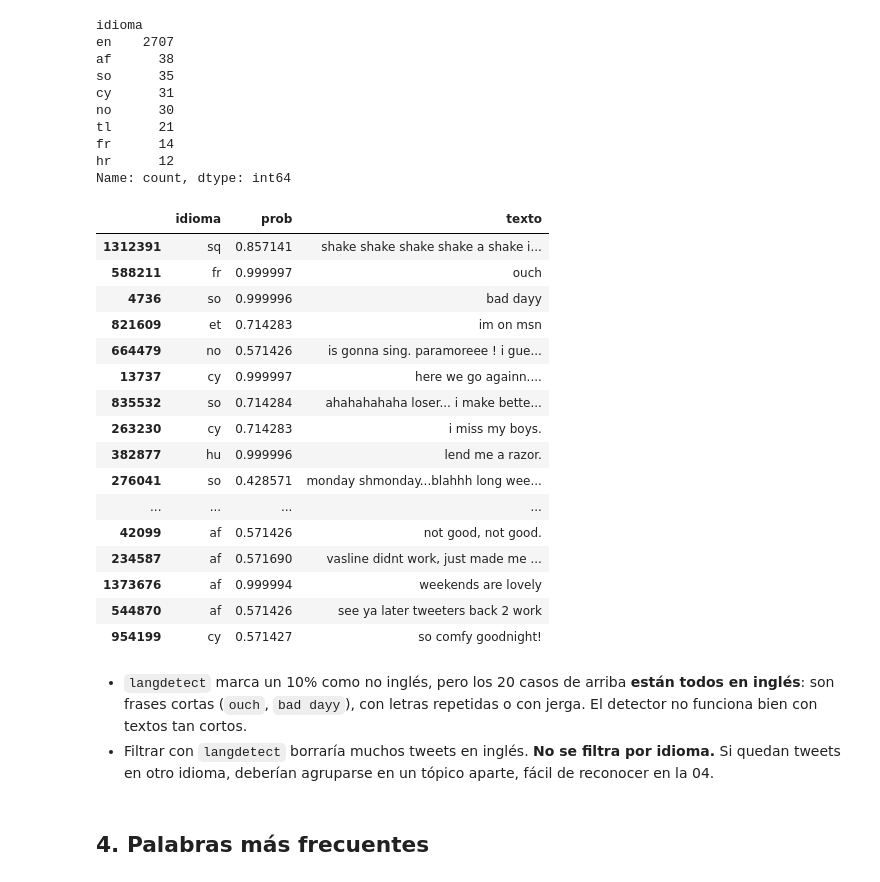
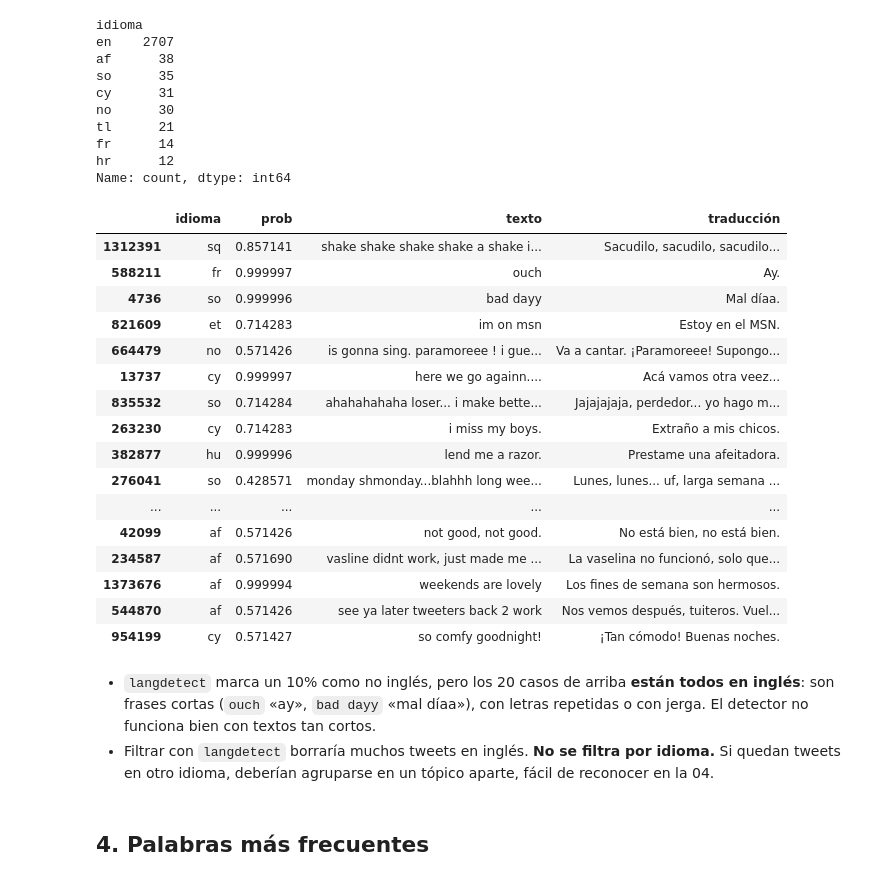
Before and after one commit to federicopintosr/diplomatura-tp-3, a Jupyter notebook: notebooks/02_eda.ipynb, the cells around one changed output. Saved outputs shown, nothing was run; the diff lists cells and outputs as text; code cells hidden in the pictures.

Commit message:
Se agrega traducciones y conclusiones

```diff
--- a/notebooks/02_eda.ipynb
+++ b/notebooks/02_eda.ipynb
@@ -141,27 +142,27 @@ fr      14
 hr      12
 Name: count, dtype: int64
 # %%
-idiomas[idiomas["idioma"] != "en"].sample(20, random_state=1)
+utils.con_traduccion(idiomas[idiomas["idioma"] != "en"].sample(20, random_state=1), "texto")
 # %% [output]
-|  | idioma | prob | texto |
-| 1312391 | sq | 0.857141 | shake shake shake shake a shake i... |
-| 588211 | fr | 0.999997 | ouch |
-| 4736 | so | 0.999996 | bad dayy |
-| 821609 | et | 0.714283 | im on msn |
-| 664479 | no | 0.571426 | is gonna sing. paramoreee ! i gue... |
-| 13737 | cy | 0.999997 | here we go againn.... |
-| 835532 | so | 0.714284 | ahahahahaha loser... i make bette... |
-| 263230 | cy | 0.714283 | i miss my boys. |
-| 382877 | hu | 0.999996 | lend me a razor. |
-| 276041 | so | 0.428571 | monday shmonday...blahhh long wee... |
-| ... | ... | ... | ... |
-| 42099 | af | 0.571426 | not good, not good. |
-| 234587 | af | 0.571690 | vasline didnt work, just made me ... |
-| 1373676 | af | 0.999994 | weekends are lovely |
-| 544870 | af | 0.571426 | see ya later tweeters back 2 work |
-| 954199 | cy | 0.571427 | so comfy goodnight! |
+|  | idioma | prob | texto | traducción |
+| 1312391 | sq | 0.857141 | shake shake shake shake a shake i... | Sacudilo, sacudilo, sacudilo... |
+| 588211 | fr | 0.999997 | ouch | Ay. |
+| 4736 | so | 0.999996 | bad dayy | Mal díaa. |
+| 821609 | et | 0.714283 | im on msn | Estoy en el MSN. |
+| 664479 | no | 0.571426 | is gonna sing. paramoreee ! i gue... | Va a cantar. ¡Paramoreee! Supongo... |
+| 13737 | cy | 0.999997 | here we go againn.... | Acá vamos otra veez... |
+| 835532 | so | 0.714284 | ahahahahaha loser... i make bette... | Jajajajaja, perdedor... yo hago m... |
+| 263230 | cy | 0.714283 | i miss my boys. | Extraño a mis chicos. |
+| 382877 | hu | 0.999996 | lend me a razor. | Prestame una afeitadora. |
+| 276041 | so | 0.428571 | monday shmonday...blahhh long wee... | Lunes, lunes... uf, larga semana ... |
+| ... | ... | ... | ... | ... |
+| 42099 | af | 0.571426 | not good, not good. | No está bien, no está bien. |
+| 234587 | af | 0.571690 | vasline didnt work, just made me ... | La vaselina no funcionó, solo que... |
+| 1373676 | af | 0.999994 | weekends are lovely | Los fines de semana son hermosos. |
+| 544870 | af | 0.571426 | see ya later tweeters back 2 work | Nos vemos después, tuiteros. Vuel... |
+| 954199 | cy | 0.571427 | so comfy goodnight! | ¡Tan cómodo! Buenas noches. |
 # %% [markdown]
-- `langdetect` marca un 10% como no inglés, pero los 20 casos de arriba **están todos en inglés**: son frases cortas (`ouch`, `bad dayy`), con letras repetidas o con jerga. El detector no funciona bien con textos tan cortos.
+- `langdetect` marca un 10% como no inglés, pero los 20 casos de arriba **están todos en inglés**: son frases cortas (`ouch` «ay», `bad dayy` «mal díaa»), con letras repetidas o con jerga. El detector no funciona bien con textos tan cortos.
 - Filtrar con `langdetect` borraría muchos tweets en inglés. **No se filtra por idioma.** Si quedan tweets en otro idioma, deberían agruparse en un tópico aparte, fácil de reconocer en la 04.
 # %% [markdown]
 ## 4. Palabras más frecuentes
```
Also changed, not shown: parts of 3 cells of this notebook, 9 other files.
